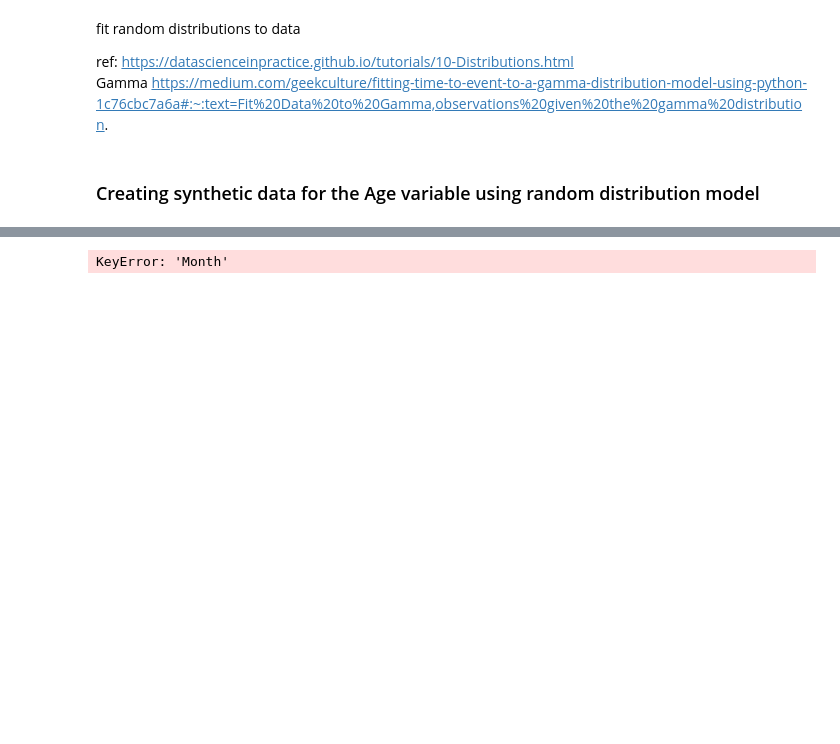
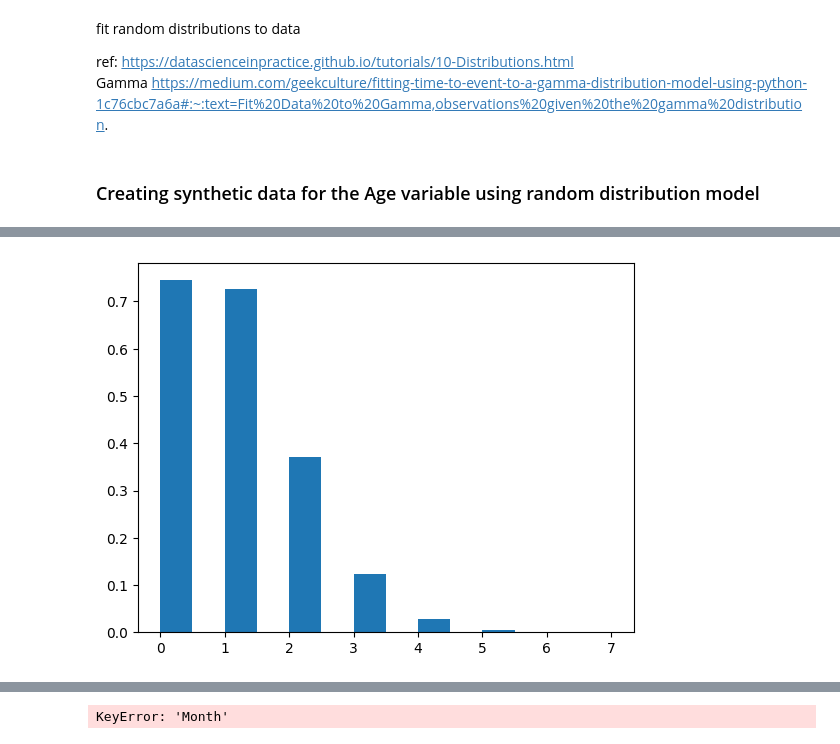
Before and after one commit to noyo0/ProgrammingForDataAnalysis, a Jupyter notebook: Project1/Project1.ipynb, the cells around one changed output, grey strips where cells are left out. Saved outputs shown, nothing was run; the diff lists cells and outputs as text; code cells hidden in the pictures; blank space fills up the shorter version.

```diff
--- a/Project1/Project1.ipynb
+++ b/Project1/Project1.ipynb
@@ -330,3 +341,12 @@ plt.hist(rng)
+# %%
+#plt.hist(df['Education Level'])
+# Poisson for Education Level
+s = np.random.poisson(1, 7000)
+import matplotlib.pyplot as plt
+count, bins, ignored = plt.hist(s, 14, density=True)
+plt.show()
+# %% [output]
+[figure, added]
 # %%
 # Power distribution: https://numpy.org/doc/stable/reference/random/generated/numpy.random.power.html
 
```
Also changed, not shown: parts of 30 cells of this notebook.
